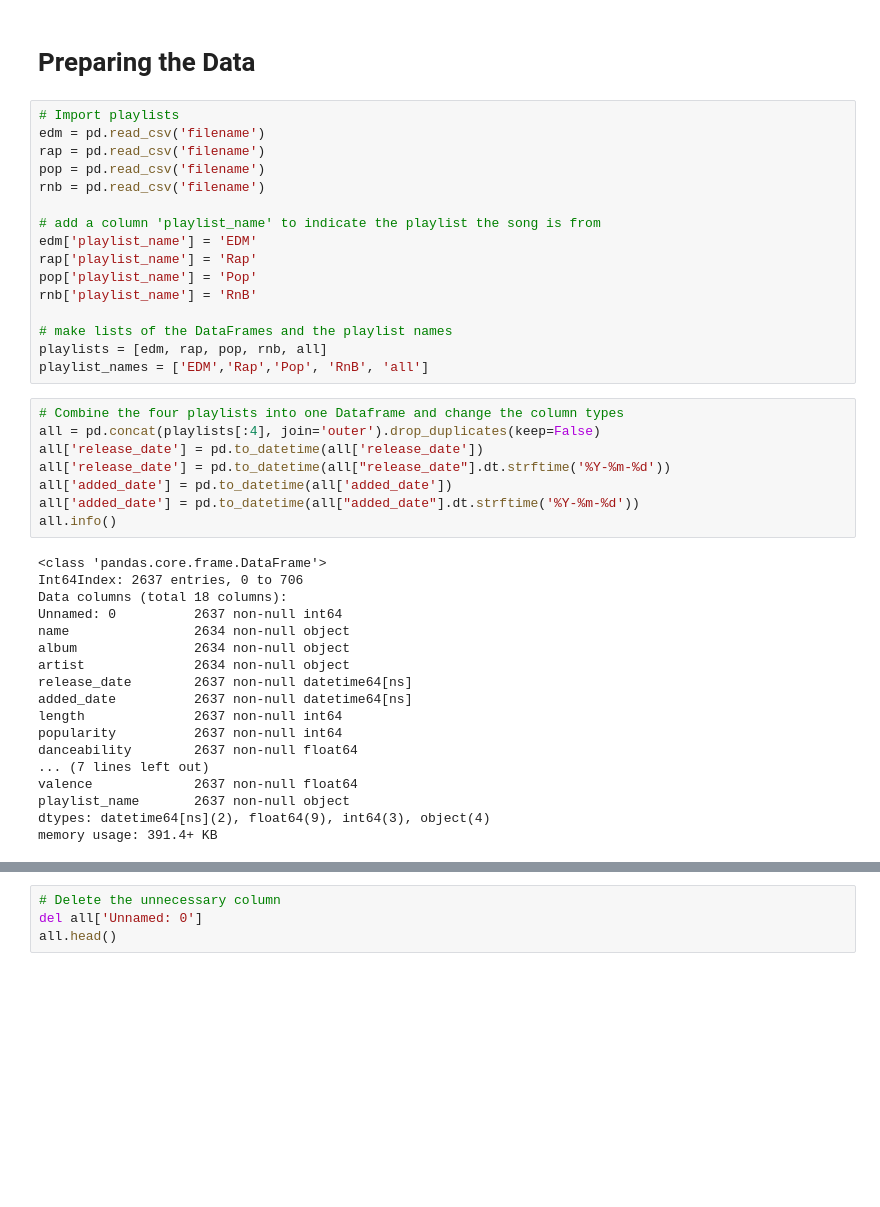
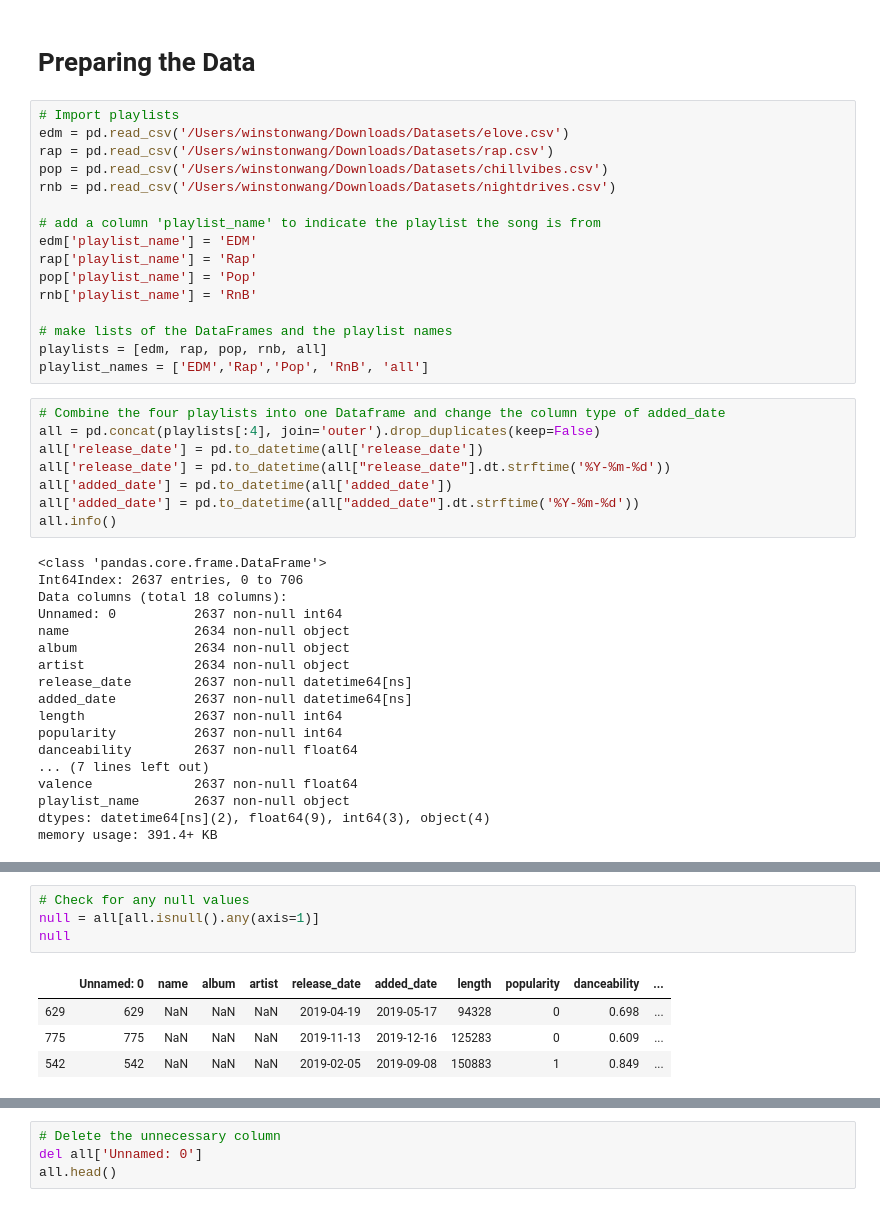
Before and after one commit to winst0n-w/spotify-analysis, a Jupyter notebook: Spotify Playlists Data Exploration.ipynb, the cells around one changed output, grey strips where cells are left out. Cells and saved outputs as stored; diff of their text form; blank space fills up the shorter version.

```diff
--- a/Spotify Playlists Data Exploration.ipynb
+++ b/Spotify Playlists Data Exploration.ipynb
@@ -8,10 +8,10 @@ from datetime import date
 # Preparing the Data
 # %%
 # Import playlists
-edm = pd.read_csv('filename')
-rap = pd.read_csv('filename')
-pop = pd.read_csv('filename')
-rnb = pd.read_csv('filename')
+edm = pd.read_csv('/Users/winstonwang/Downloads/Datasets/elove.csv')
+rap = pd.read_csv('/Users/winstonwang/Downloads/Datasets/rap.csv')
+pop = pd.read_csv('/Users/winstonwang/Downloads/Datasets/chillvibes.csv')
+rnb = pd.read_csv('/Users/winstonwang/Downloads/Datasets/nightdrives.csv')
 
 # add a column 'playlist_name' to indicate the playlist the song is from
 edm['playlist_name'] = 'EDM'
@@ -23,7 +23,7 @@ rnb['playlist_name'] = 'RnB'
 playlists = [edm, rap, pop, rnb, all]
 playlist_names = ['EDM','Rap','Pop', 'RnB', 'all']
 # %%
-# Combine the four playlists into one Dataframe and change the column types
+# Combine the four playlists into one Dataframe and change the column type of added_date
 all = pd.concat(playlists[:4], join='outer').drop_duplicates(keep=False)
 all['release_date'] = pd.to_datetime(all['release_date'])
 all['release_date'] = pd.to_datetime(all["release_date"].dt.strftime('%Y-%m-%d'))
@@ -57,3 +57,12 @@ all.head()
 | 2 | 2 | In the Name of Love | In the Name of Love | Martin Garrix | 2016-07-29 | 2017-11-22 | 195706 | 79 | 0.501 | ... |
 | 3 | 3 | Turn It Around | Turn It Around | neutral. | 2017-09-15 | 2017-11-22 | 182448 | 0 | 0.742 | ... |
 | 4 | 4 | Wolves | Wolves | Selena Gomez | 2017-10-25 | 2017-11-22 | 197993 | 80 | 0.724 | ... |
+# %%
+# Check for any null values
+null = all[all.isnull().any(axis=1)]
+null
+# %% [output]
+|  | Unnamed: 0 | name | album | artist | release_date | added_date | length | popularity | danceability | ... |
+| 629 | 629 | NaN | NaN | NaN | 2019-04-19 | 2019-05-17 | 94328 | 0 | 0.698 | ... |
+| 775 | 775 | NaN | NaN | NaN | 2019-11-13 | 2019-12-16 | 125283 | 0 | 0.609 | ... |
+| 542 | 542 | NaN | NaN | NaN | 2019-02-05 | 2019-09-08 | 150883 | 1 | 0.849 | ... |
```
Also changed, not shown: parts of 6 cells of this notebook.
